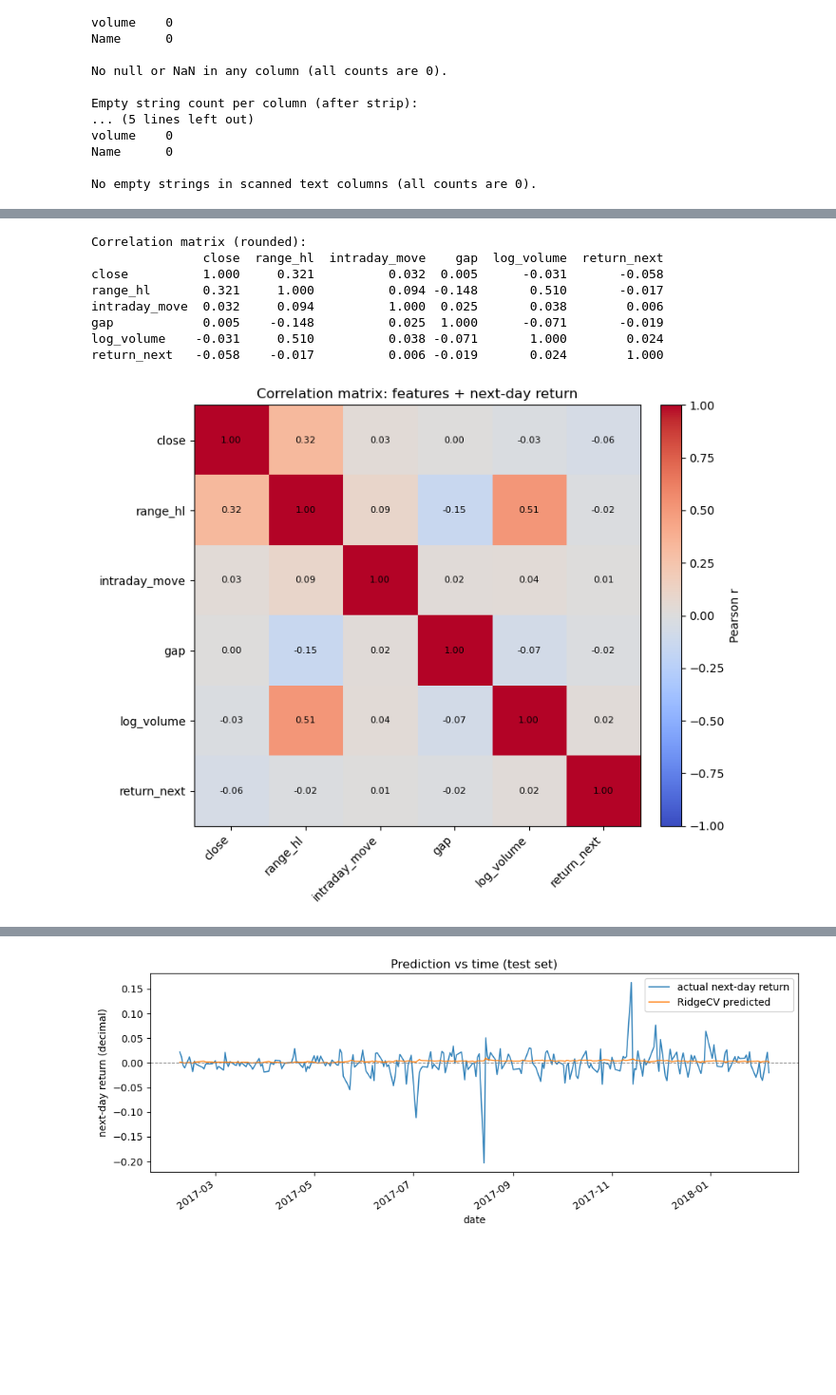
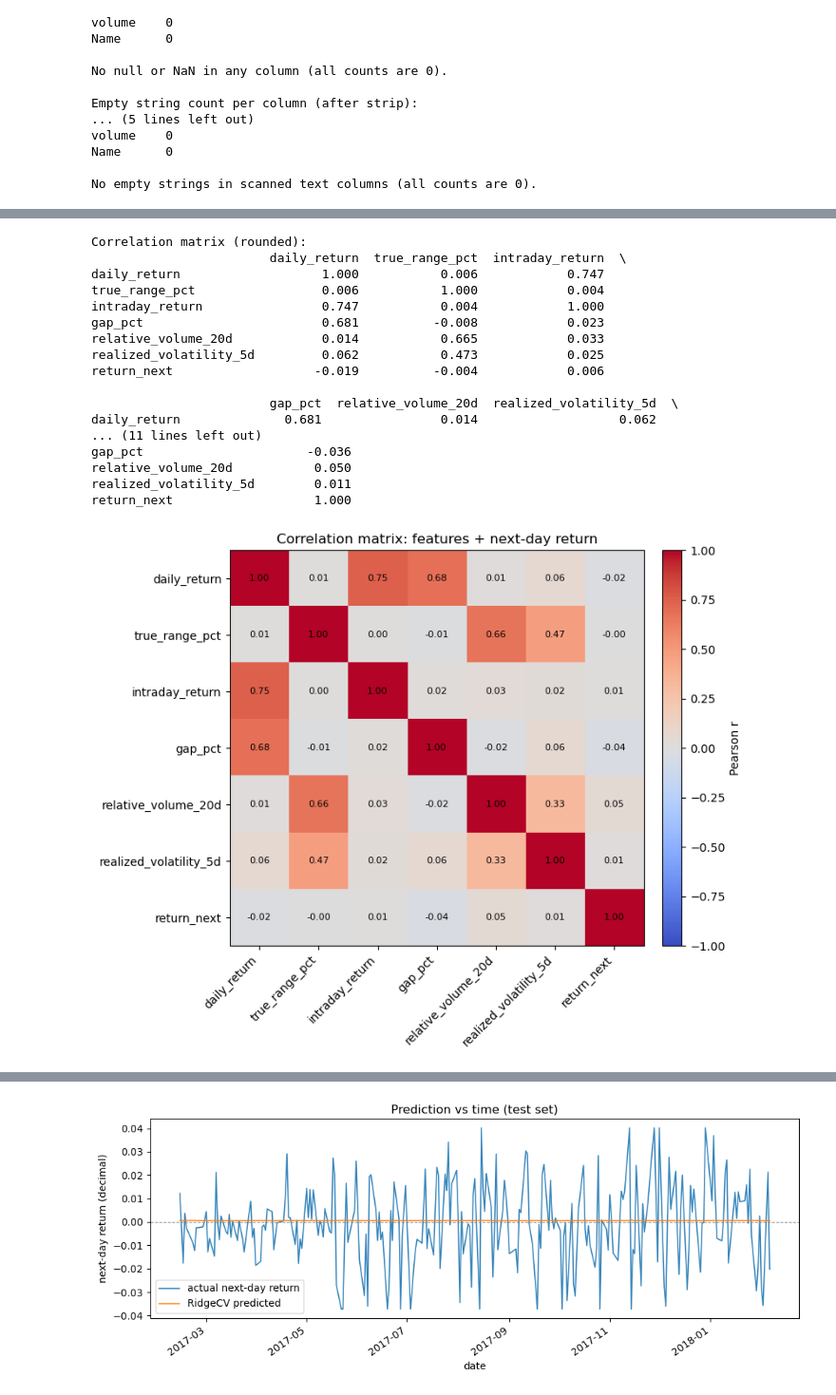
Before and after one commit to manoj1995madushanka/IT-5022-assignment, a Jupyter notebook: linear-regression-supervise-learning.ipynb, the cells around one changed output, grey strips where cells are left out. Shown at 95% size. Cells and saved outputs as stored; diff of their text form; code cells hidden in the pictures; blank space fills up the shorter version.

Commit message:
Use scalers, clipping and logistic regression for predict ion

```diff
--- a/linear-regression-supervise-learning.ipynb
+++ b/linear-regression-supervise-learning.ipynb
@@ -3,8 +3,10 @@ import pandas as pd
 
 # AAP daily OHLCV; path is relative to this notebook's working directory
 csv_path = "./individual_stocks_5yr/AAP_data.csv"
-df = pd.read_csv(csv_path)
+df = pd.read_csv(csv_path, parse_dates=["date"])
 
-# Quick sanity check: column names, dtypes, first rows
+# Quick sanity check: shape, dtypes, first rows
+print(df.shape)
+print(df.dtypes)
 df.head()
 # %% [output]
@@ -168,8 +312,8 @@ rmse_test_huber = float(np.sqrt(mean_squared_error(target_test, predictions_test
 import matplotlib.pyplot as plt
 import scipy.stats as st
 
-# --- Plots (uses variables from setup cell: correlation_matrix, ridge_cv, predictions_*, etc.) ---
-# Intermediate: correlation EDA between feature engineering and modeling is mirrored here after fit.
+# --- Uses setup: correlation_matrix, ridge_cv, predictions_*, etc. ---
+# Quick pairwise view (linear relationships only — my model is linear too).
 
 print("Correlation matrix (rounded):")
 print(correlation_matrix.round(3))
@@ -201,8 +345,9 @@ ax_corr.set_title("Correlation matrix: features + next-day return")
 plt.tight_layout()
 plt.show()
 
+# How CV error moves as I turn regularization up (bigger alpha = simpler model).
 fig_alpha, ax_alpha = plt.subplots(figsize=(7, 3.5))
-ax_alpha.semilogx(alphas, mean_cv_rmse_by_alpha, "o-", color="steelblue")
+ax_alpha.semilogx(ridge_alphas, ridge_cv_rmse_by_alpha, "o-", color="steelblue")
 ax_alpha.axvline(ridge_cv.alpha_, color="coral", ls="--", label=f"RidgeCV choice: {ridge_cv.alpha_}")
 ax_alpha.set_xlabel(r"$\alpha$ (Ridge)")
 ax_alpha.set_ylabel("mean CV RMSE (train folds)")
@@ -211,6 +356,7 @@ ax_alpha.legend()
 plt.tight_layout()
 plt.show()
 
+# Train vs test — if test is way worse, I'm probably not generalizing to the later period.
 fig_metrics, axes_metrics = plt.subplots(1, 2, figsize=(8, 3.5))
 axes_metrics[0].bar(["train", "test"], [r2_train, r2_test], color=["steelblue", "coral"])
 axes_metrics[0].set_ylabel(r"$R^2$")
@@ -229,38 +375,48 @@ ax_time.plot(
     label="RidgeCV predicted",
     lw=1.2,
     alpha=0.9,
 )
 ax_time.axhline(0.0, color="gray", lw=0.8, ls="--")
 ax_time.set_xlabel("date")
 ax_time.set_ylabel("next-day return (decimal)")
 ax_time.set_title("Prediction vs time (test set)")
 ax_time.legend()
 plt.xticks(rotation=35, ha="right")
 plt.tight_layout()
 plt.show()
 
+# Residuals: random cloud vs fan shape; tails on the Q-Q vs a straight line.
 fig_resid, axes_resid = plt.subplots(1, 3, figsize=(12, 3.5))
 axes_resid[0].scatter(predictions_test.ravel(), residuals_test, s=12, alpha=0.4)
 axes_resid[0].axhline(0.0, color="gray", lw=1)
 axes_resid[0].set_xlabel("predicted next-day return (test)")
 axes_resid[0].set_ylabel("residual (actual - predicted)")
 axes_resid[0].set_title("Residuals vs fitted (test)")
 axes_resid[1].hist(residuals_test, bins=30, edgecolor="black", alpha=0.75, density=True)
 axes_resid[1].set_xlabel("residual")
 axes_resid[1].set_ylabel("density")
 axes_resid[1].set_title("Residual histogram (test)")
 st.probplot(residuals_test, dist="norm", plot=axes_resid[2])
 axes_resid[2].set_title("Normal Q-Q (fat tails = curve away at ends)")
 axes_resid[2].get_lines()[0].set_markersize(4)
 plt.tight_layout()
 plt.show()
 # %% [output]
 Correlation matrix (rounded):
-               close  range_hl  intraday_move    gap  log_volume  return_next
-close          1.000     0.321          0.032  0.005      -0.031       -0.058
-range_hl       0.321     1.000          0.094 -0.148       0.510       -0.017
-intraday_move  0.032     0.094          1.000  0.025       0.038        0.006
-gap            0.005    -0.148          0.025  1.000      -0.071       -0.019
-log_volume    -0.031     0.510          0.038 -0.071       1.000        0.024
-return_next   -0.058    -0.017          0.006 -0.019       0.024        1.000
+                        daily_return  true_range_pct  intraday_return  \
+daily_return                   1.000           0.006            0.747
+true_range_pct                 0.006           1.000            0.004
+intraday_return                0.747           0.004            1.000
+gap_pct                        0.681          -0.008            0.023
+relative_volume_20d            0.014           0.665            0.033
+realized_volatility_5d         0.062           0.473            0.025
+return_next                   -0.019          -0.004            0.006
+
+                        gap_pct  relative_volume_20d  realized_volatility_5d  \
+daily_return              0.681                0.014                   0.062
+... (11 lines left out)
+gap_pct                      -0.036
+relative_volume_20d           0.050
+realized_volatility_5d        0.011
+return_next                   1.000
-[figure, old version]
+[figure, new version]
@@ -269 +425 @@ return_next   -0.058    -0.017          0.006 -0.019       0.024        1.000
-[figure, old version]
+[figure, new version]
```
Also changed, not shown: parts of 5 cells of this notebook.
